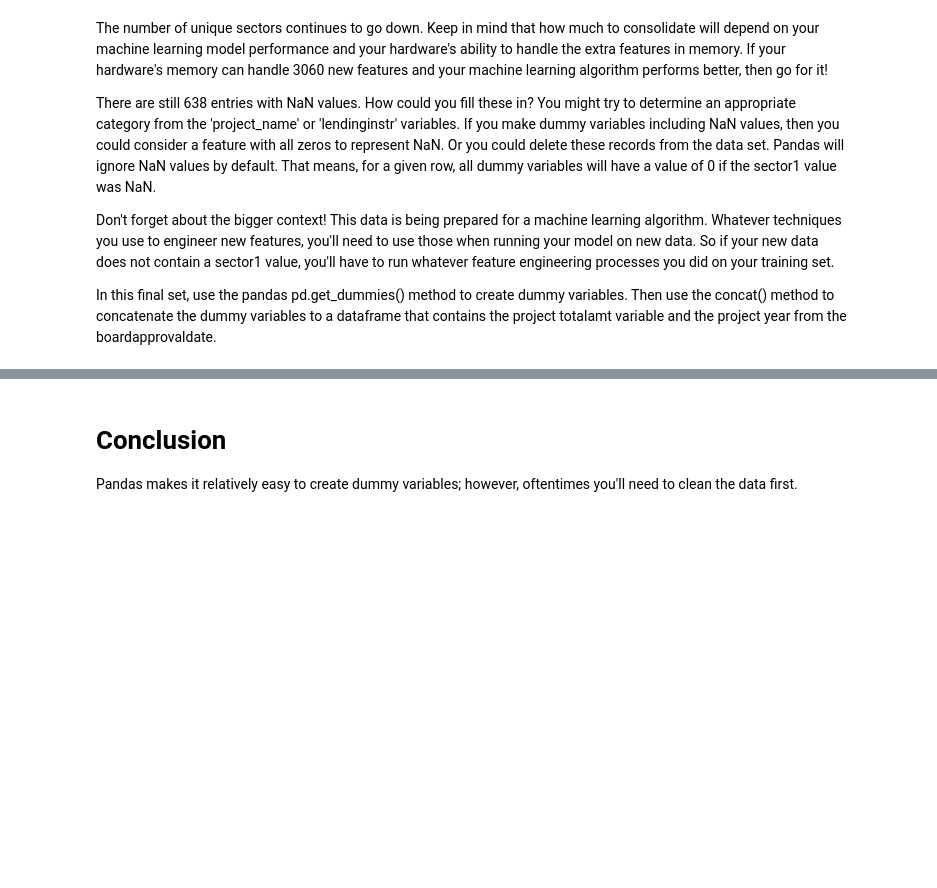
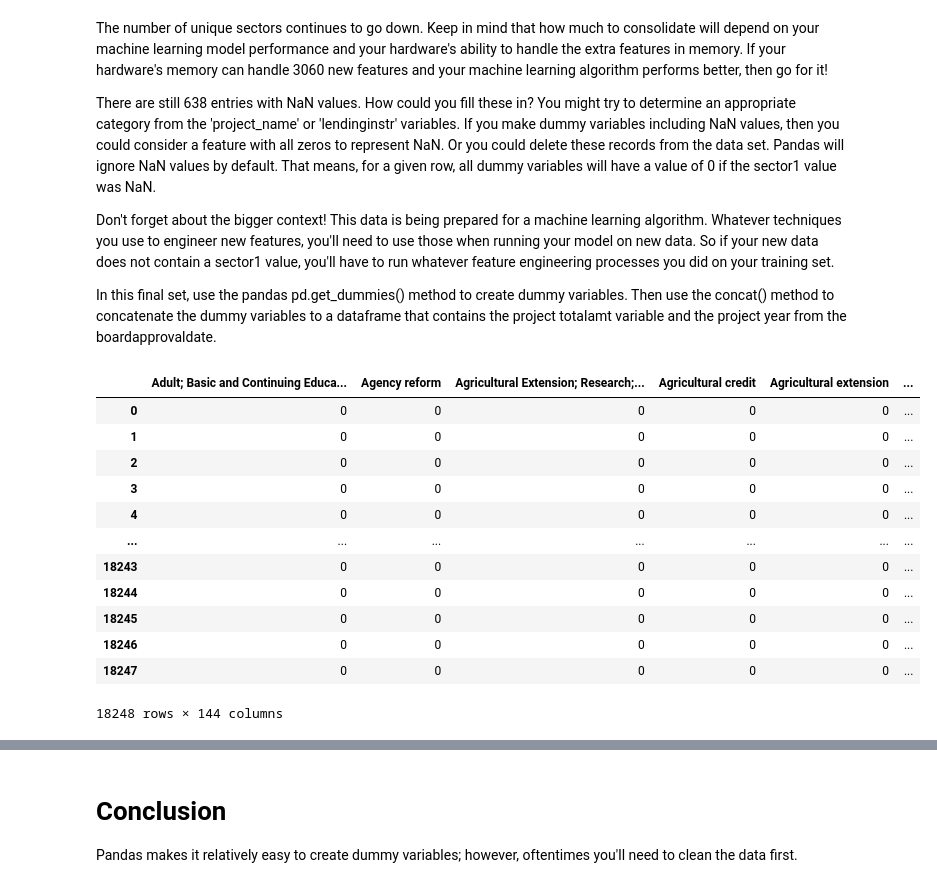
Before and after one commit to RobertZ-dev/Udacity_DSND, a Jupyter notebook: lessons/ETLPipelines/12_dummyvariables_exercise/12_dummyvariables_exercise.ipynb, the cells around one changed output, grey strips where cells are left out. Cells and saved outputs as stored; diff of their text form; code cells hidden in the pictures; blank space fills up the shorter version.

```diff
--- a/lessons/ETLPipelines/12_dummyvariables_exercise/12_dummyvariables_exercise.ipynb
+++ b/lessons/ETLPipelines/12_dummyvariables_exercise/12_dummyvariables_exercise.ipynb
@@ -298,0 +330,2 @@ print('Number of unique sectors after cleaning:', len(list(sector['sector1_aggre
+# %%
+sector.loc[:,'sector1_aggregates'] = sector['sector1']
@@ -322,0 +400,16 @@ df_final.head()
+# %%
+dummies
+# %% [output]
+|  | Adult; Basic and Continuing Educa... | Agency reform | Agricultural Extension; Research;... | Agricultural credit | Agricultural extension | ... |
+| 0 | 0 | 0 | 0 | 0 | 0 | ... |
+| 1 | 0 | 0 | 0 | 0 | 0 | ... |
+| 2 | 0 | 0 | 0 | 0 | 0 | ... |
+| 3 | 0 | 0 | 0 | 0 | 0 | ... |
+| 4 | 0 | 0 | 0 | 0 | 0 | ... |
+| ... | ... | ... | ... | ... | ... | ... |
+| 18243 | 0 | 0 | 0 | 0 | 0 | ... |
+| 18244 | 0 | 0 | 0 | 0 | 0 | ... |
+| 18245 | 0 | 0 | 0 | 0 | 0 | ... |
+| 18246 | 0 | 0 | 0 | 0 | 0 | ... |
+| 18247 | 0 | 0 | 0 | 0 | 0 | ... |
+18248 rows × 144 columns
```
Also changed, not shown: parts of 15 cells of this notebook.
